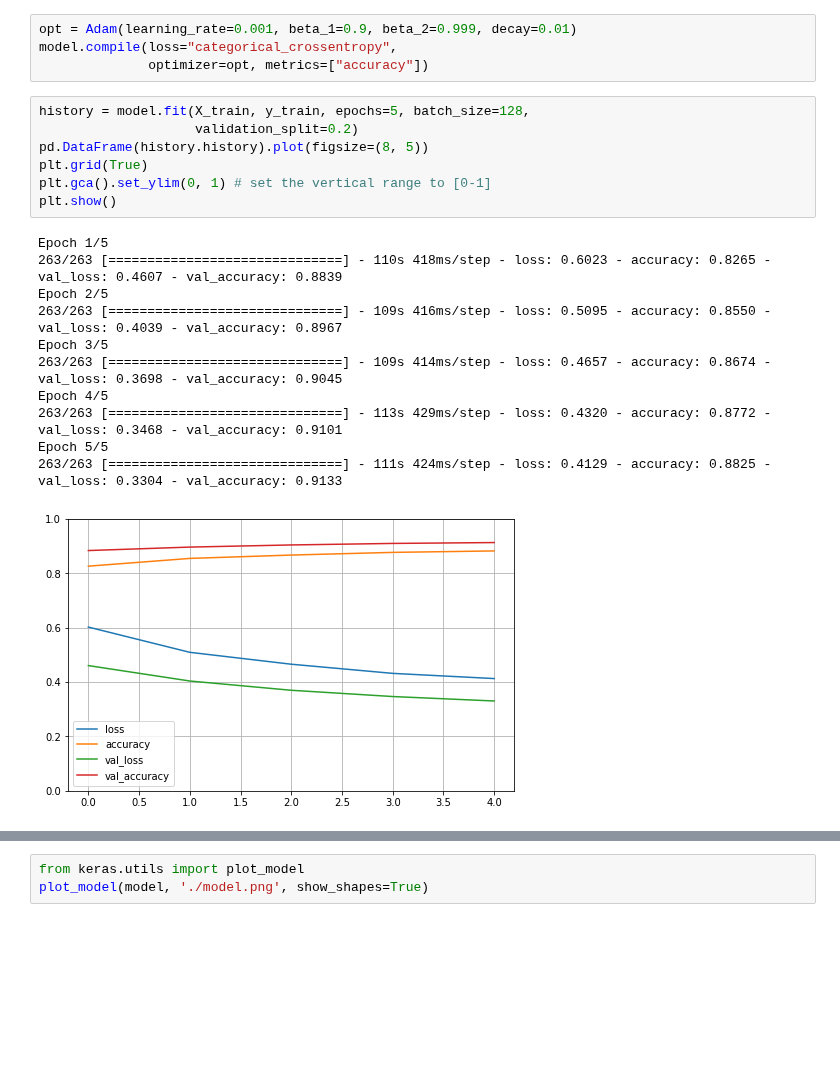
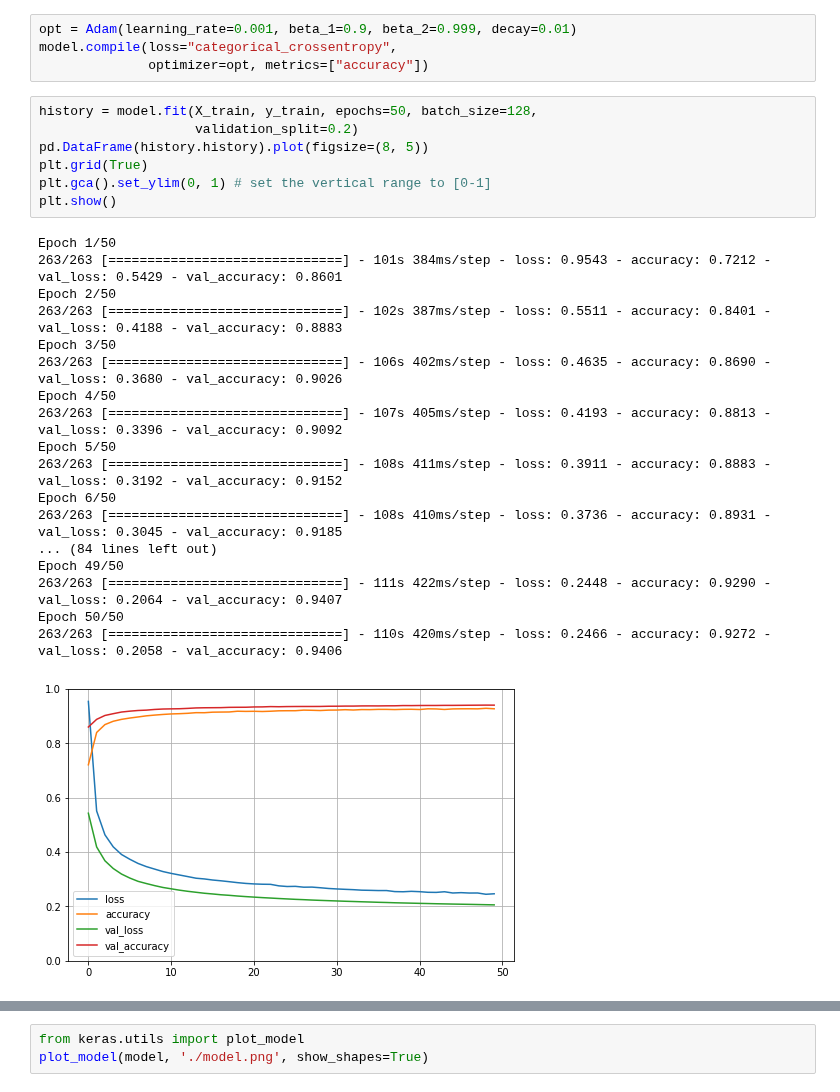
Before and after one commit to hitskyer/course, a Jupyter notebook: dnn/chenmingming/hands_on_ML/chapter3/digit-recognizer/digit_recog_CNN_VGG16.ipynb, the cells around one changed output, grey strips where cells are left out. Drawn from its saved outputs; the diff is of its cells as text; blank space fills up the shorter version.

```diff
--- a/dnn/chenmingming/hands_on_ML/chapter3/digit-recognizer/digit_recog_CNN_VGG16.ipynb
+++ b/dnn/chenmingming/hands_on_ML/chapter3/digit-recognizer/digit_recog_CNN_VGG16.ipynb
@@ -75,24 +75,31 @@ opt = Adam(learning_rate=0.001, beta_1=0.9, beta_2=0.999, decay=0.01)
 model.compile(loss="categorical_crossentropy",
               optimizer=opt, metrics=["accuracy"])
 # %%
-history = model.fit(X_train, y_train, epochs=5, batch_size=128,
+history = model.fit(X_train, y_train, epochs=50, batch_size=128,
                     validation_split=0.2)
 pd.DataFrame(history.history).plot(figsize=(8, 5))
 plt.grid(True)
 plt.gca().set_ylim(0, 1) # set the vertical range to [0-1]
 plt.show()
 # %% [output]
-Epoch 1/5
-263/263 [==============================] - 110s 418ms/step - loss: 0.6023 - accuracy: 0.8265 - val_loss: 0.4607 - val_accuracy: 0.8839
-Epoch 2/5
-263/263 [==============================] - 109s 416ms/step - loss: 0.5095 - accuracy: 0.8550 - val_loss: 0.4039 - val_accuracy: 0.8967
-Epoch 3/5
-263/263 [==============================] - 109s 414ms/step - loss: 0.4657 - accuracy: 0.8674 - val_loss: 0.3698 - val_accuracy: 0.9045
-Epoch 4/5
-263/263 [==============================] - 113s 429ms/step - loss: 0.4320 - accuracy: 0.8772 - val_loss: 0.3468 - val_accuracy: 0.9101
-Epoch 5/5
-263/263 [==============================] - 111s 424ms/step - loss: 0.4129 - accuracy: 0.8825 - val_loss: 0.3304 - val_accuracy: 0.9133
+Epoch 1/50
+263/263 [==============================] - 101s 384ms/step - loss: 0.9543 - accuracy: 0.7212 - val_loss: 0.5429 - val_accuracy: 0.8601
+Epoch 2/50
+263/263 [==============================] - 102s 387ms/step - loss: 0.5511 - accuracy: 0.8401 - val_loss: 0.4188 - val_accuracy: 0.8883
+Epoch 3/50
+263/263 [==============================] - 106s 402ms/step - loss: 0.4635 - accuracy: 0.8690 - val_loss: 0.3680 - val_accuracy: 0.9026
+Epoch 4/50
+263/263 [==============================] - 107s 405ms/step - loss: 0.4193 - accuracy: 0.8813 - val_loss: 0.3396 - val_accuracy: 0.9092
+Epoch 5/50
+263/263 [==============================] - 108s 411ms/step - loss: 0.3911 - accuracy: 0.8883 - val_loss: 0.3192 - val_accuracy: 0.9152
+Epoch 6/50
+263/263 [==============================] - 108s 410ms/step - loss: 0.3736 - accuracy: 0.8931 - val_loss: 0.3045 - val_accuracy: 0.9185
+... (84 lines left out)
+Epoch 49/50
+263/263 [==============================] - 111s 422ms/step - loss: 0.2448 - accuracy: 0.9290 - val_loss: 0.2064 - val_accuracy: 0.9407
+Epoch 50/50
+263/263 [==============================] - 110s 420ms/step - loss: 0.2466 - accuracy: 0.9272 - val_loss: 0.2058 - val_accuracy: 0.9406
-[figure, old version]
+[figure, new version]
 # %%
 model.summary()
 # %% [output]
```
Also changed, not shown: parts of 3 cells of this notebook.
